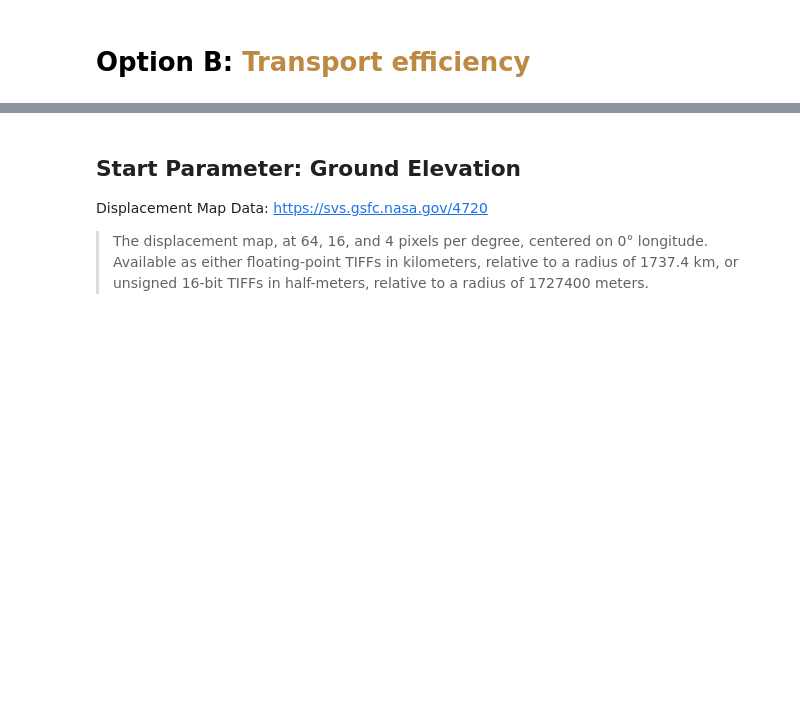
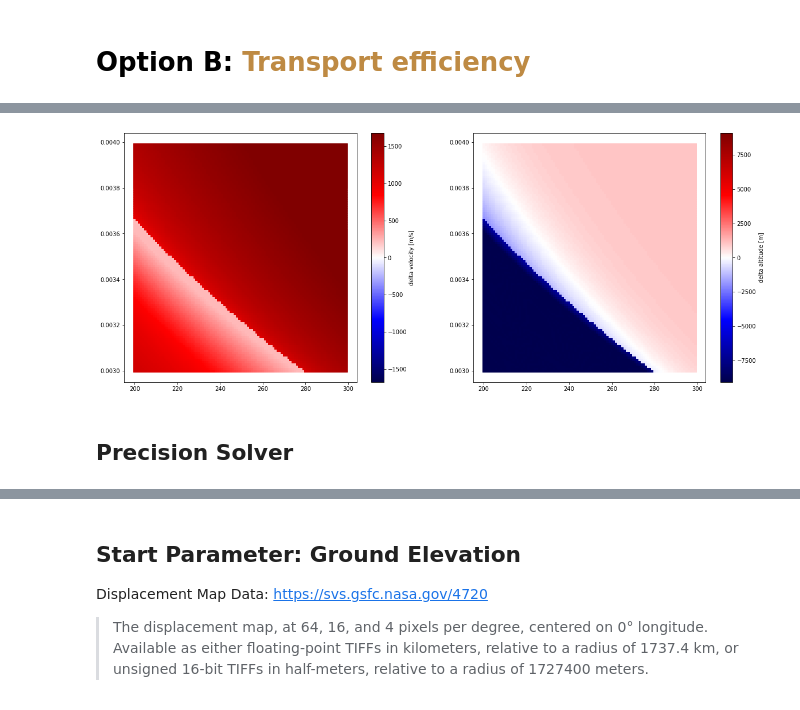
Before and after one commit to Sven-J-Steinert/10.3389-frspt.2024.1352213, a Jupyter notebook: B_Transport_efficiency.ipynb, the cells around one changed output, grey strips where cells are left out. Saved outputs shown, nothing was run; the diff lists cells and outputs as text; code cells hidden in the pictures; blank space fills up the shorter version.

```diff
--- a/B_Transport_efficiency.ipynb
+++ b/B_Transport_efficiency.ipynb
@@ -30,0 +323,15 @@ from A_helper_functions import *
+# %%
+df = pd.read_csv("data/grid_search.csv")
+cmap='seismic'
+
+fig, (ax1, ax2) = plt.subplots(figsize=(20, 8), ncols=2)
+sc = ax1.scatter(x=df['a'], y=df['b'], c=df['delta_velocity'], cmap=cmap, marker='s', s=15, norm=colors.CenteredNorm())
+fig.colorbar(sc, ax=ax1, label='delta velocity [m/s]')
+
+sc = ax2.scatter(x=df['a'], y=df['b'], c=df['delta_altitude'], cmap=cmap, marker='s', s=15, norm=colors.CenteredNorm())
+fig.colorbar(sc, ax=ax2, label='delta altitude [m]')
+plt.show()
+# %% [output]
+[figure, added]
+# %% [markdown]
+## Precision Solver
```
Also changed, not shown: parts of 19 cells of this notebook, 1 other file.
